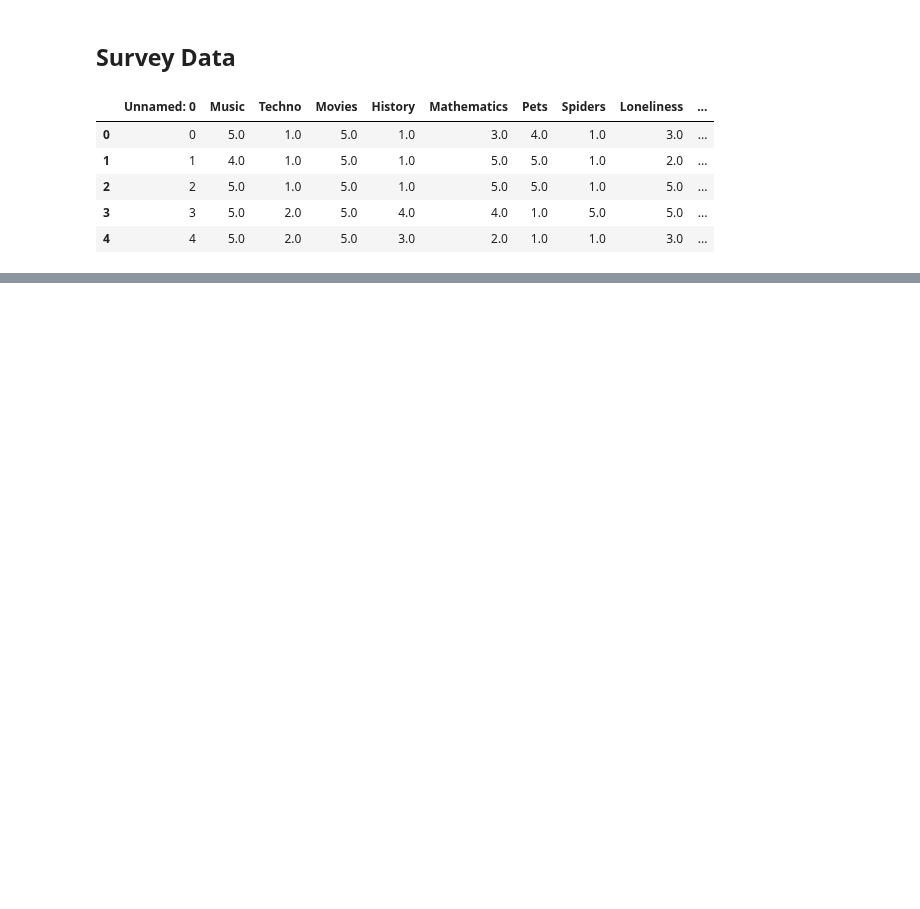
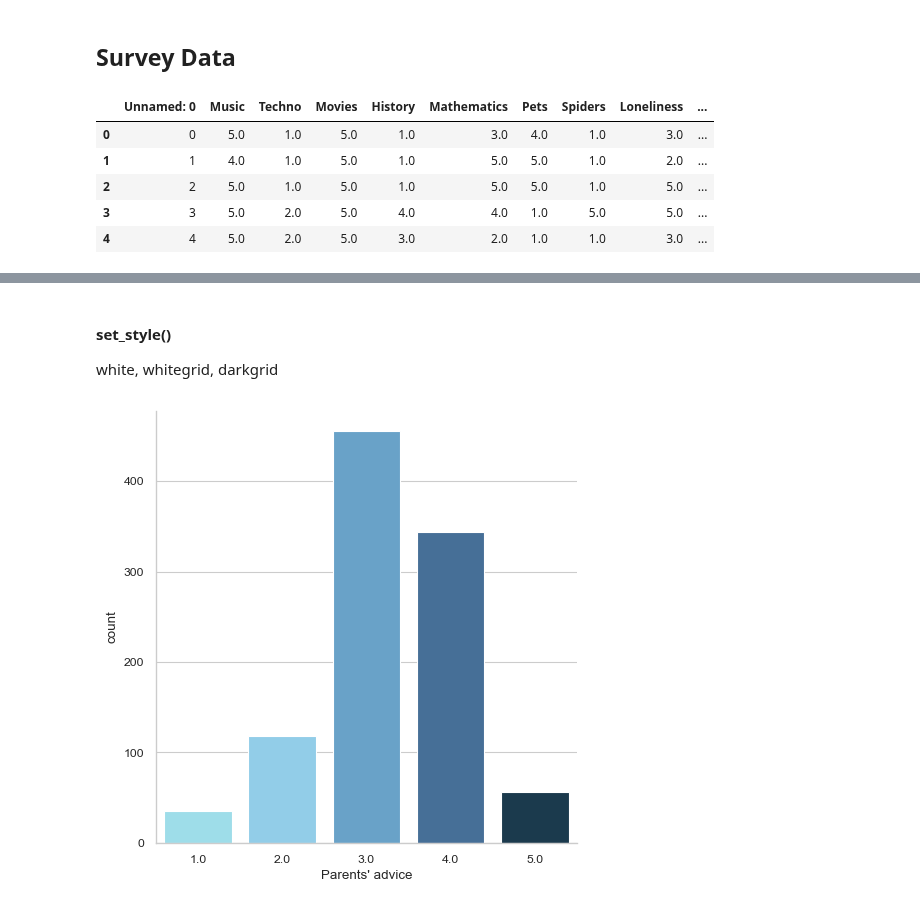
Before and after one commit to SyedaAnoosha/Data-Science-with-Python, a Jupyter notebook: Data Visualization Python/Seaborn/Datasets explored.ipynb, the cells around one changed output, grey strips where cells are left out. Drawn from its saved outputs; the diff is of its cells as text; code cells hidden in the pictures; blank space fills up the shorter version.

```diff
--- a/Data Visualization Python/Seaborn/Datasets explored.ipynb
+++ b/Data Visualization Python/Seaborn/Datasets explored.ipynb
@@ -116,0 +98,10 @@ plt.show()
+# %% [markdown]
+#### set_style()
+
+white, whitegrid, darkgrid
+# %%
+sns.set_style("whitegrid")
+sns.catplot(x="Parents' advice", data=survey_data, kind="count")
+plt.show()
+# %% [output]
+[figure, added]
```
Also changed, not shown: parts of 21 cells of this notebook.
